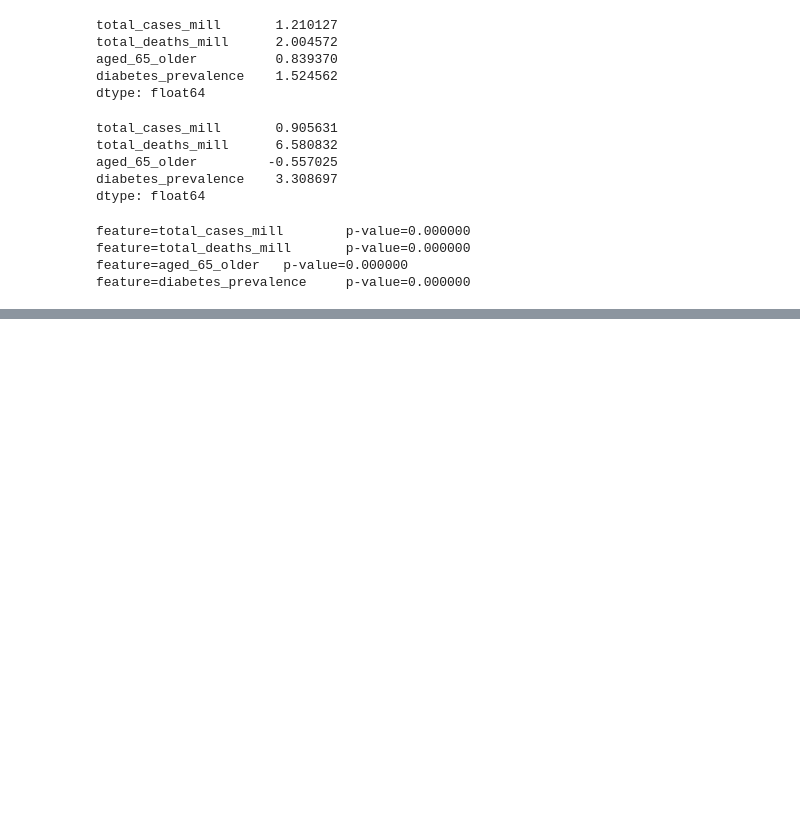
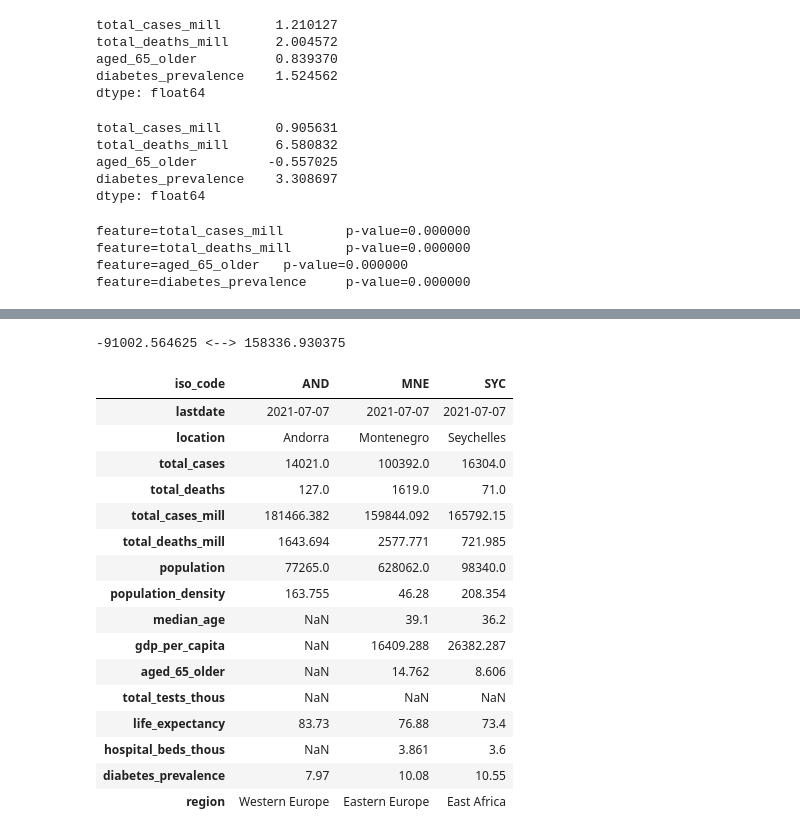
Before and after one commit to alextanhongpin/data-cleaning-and-exploration-with-machine-learning, a Jupyter notebook: 01-basic.ipynb, the cells around one changed output, grey strips where cells are left out. Saved outputs shown, nothing was run; the diff lists cells and outputs as text; code cells hidden in the pictures; blank space fills up the shorter version.

Commit message:
chore: add section on outliers and extreme values

```diff
--- a/01-basic.ipynb
+++ b/01-basic.ipynb
@@ -471,0 +477,14 @@ feature=diabetes_prevalence     p-value=0.000000
+# %%
+covid_totals = pd.read_csv("./data/covidtotals.csv")
+covid_totals.set_index("iso_code", inplace=True)
+
+key_vars = [
+    "location",
+    "total_cases_mill",
+    "total_deaths_mill",
+    "aged_65_older",
+    "diabetes_prevalence",
+    "gdp_per_capita",
+]
+covid_keys = covid_totals[key_vars]
+covid_keys.head()
@@ -471,0 +499,32 @@ feature=diabetes_prevalence     p-value=0.000000
+# %%
+thirdq, firstq = covid_keys.total_cases_mill.quantile(
+    0.75
+), covid_keys.total_cases_mill.quantile(0.25)
+inter_quantile_range = 1.5 * (thirdq - firstq)
+extreme_value_high, extreme_value_low = (
+    inter_quantile_range + thirdq,
+    firstq - inter_quantile_range,
+)
+print(extreme_value_low, extreme_value_high, sep=" <--> ")
+# %% [output]
+-91002.564625 <--> 158336.930375
+# %%
+covid_totals.loc[covid_totals.total_cases_mill > extreme_value_high].T
+# %% [output]
+| iso_code | AND | MNE | SYC |
+| lastdate | 2021-07-07 | 2021-07-07 | 2021-07-07 |
+| location | Andorra | Montenegro | Seychelles |
+| total_cases | 14021.0 | 100392.0 | 16304.0 |
+| total_deaths | 127.0 | 1619.0 | 71.0 |
+| total_cases_mill | 181466.382 | 159844.092 | 165792.15 |
+| total_deaths_mill | 1643.694 | 2577.771 | 721.985 |
+| population | 77265.0 | 628062.0 | 98340.0 |
+| population_density | 163.755 | 46.28 | 208.354 |
+| median_age | NaN | 39.1 | 36.2 |
+| gdp_per_capita | NaN | 16409.288 | 26382.287 |
+| aged_65_older | NaN | 14.762 | 8.606 |
+| total_tests_thous | NaN | NaN | NaN |
+| life_expectancy | 83.73 | 76.88 | 73.4 |
+| hospital_beds_thous | NaN | 3.861 | 3.6 |
+| diabetes_prevalence | 7.97 | 10.08 | 10.55 |
+| region | Western Europe | Eastern Europe | East Africa |
```
Also changed, not shown: parts of 3 cells of this notebook.
